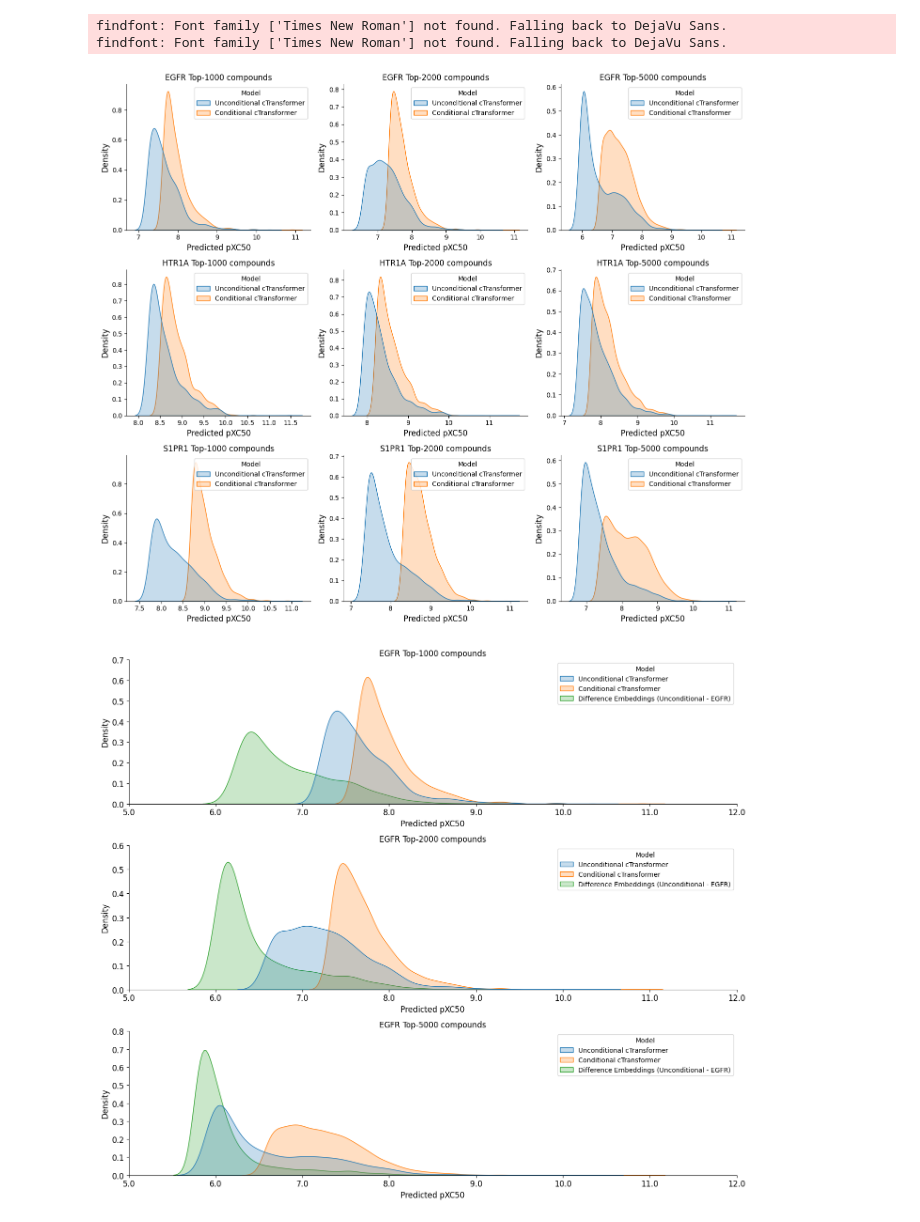
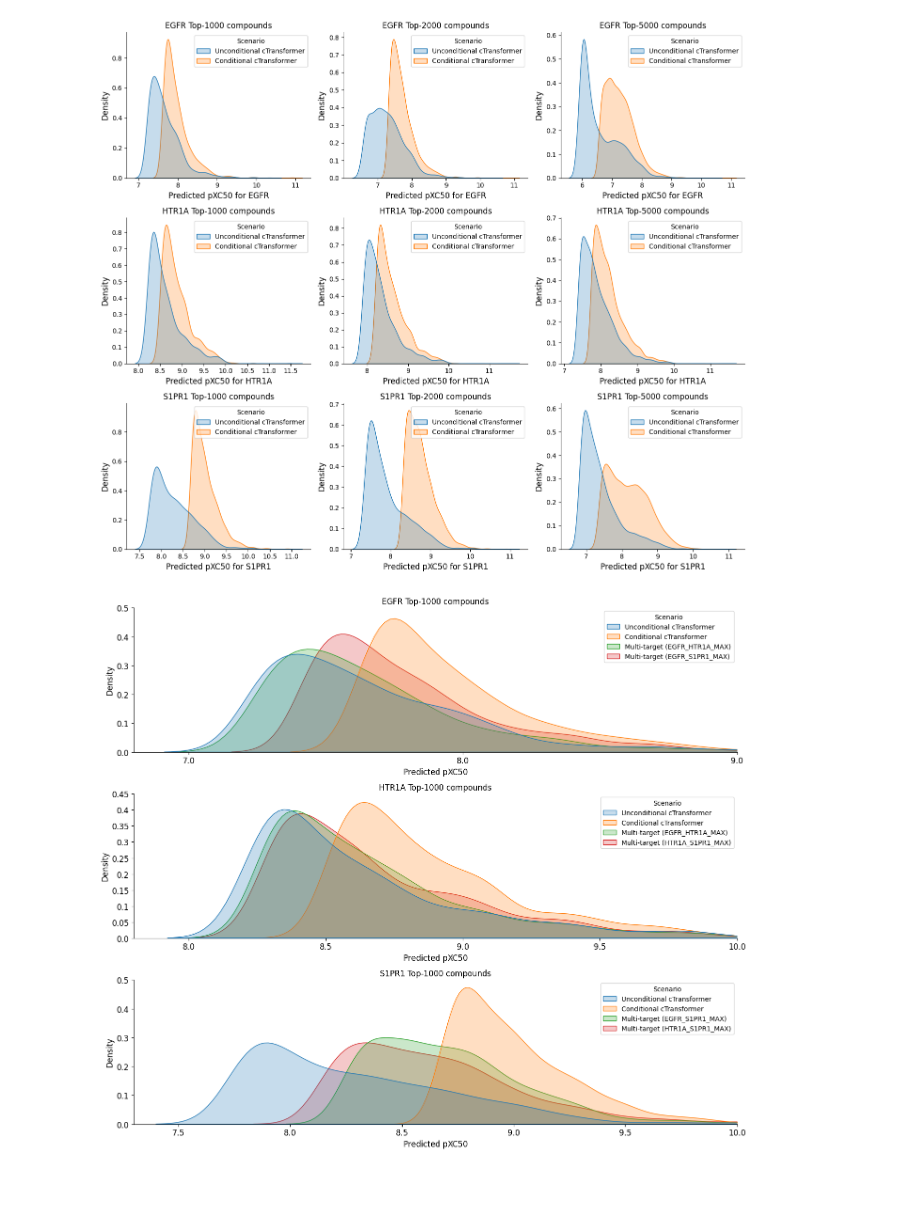
Before and after one commit to arthurcerveira/CoMPO-GPT, a Jupyter notebook: qsar/Figures.ipynb, the cells around one changed output. Cells and saved outputs as stored; diff of their text form; code cells hidden in the pictures; blank space fills up the shorter version.

Commit message:
Save models and update data viz

```diff
--- a/qsar/Figures.ipynb
+++ b/qsar/Figures.ipynb
@@ -4,7 +4,6 @@ import pandas as pd
 import seaborn as sns
 import matplotlib.pyplot as plt
 
-plt.rcParams["font.family"] = "Times New Roman"
 pal=list(sns.color_palette("tab10"))
 
 fig, axes = plt.subplots(3, 3, figsize=(14, 12))
@@ -29,78 +28,90 @@ for i, name in enumerate(names):
         unconditional = pd.DataFrame({
             'pred_pXC50': np.load('../generated_molecules/npy/{}_Unconditional_Y.npy'.format(name))
         }).sort_values(by=['pred_pXC50'],ascending=False).head(n)
-        unconditional['Model']='Unconditional cTransformer'
+        unconditional['Scenario']='Unconditional cTransformer'
 
         trans = pd.DataFrame(
             {'pred_pXC50':np.load('../generated_molecules/npy/{}_Conditional_Y.npy'.format(name))}
         ).sort_values(by=['pred_pXC50'],ascending=False).head(n)
-        trans['Model']='Conditional cTransformer'
+        trans['Scenario']='Conditional cTransformer'
 
         df = pd.concat([unconditional, trans]).reset_index()
-        sns.kdeplot(data=df, x="pred_pXC50", bw_adjust=1, hue='Model',ax=axes[i, j], fill=True)
+        sns.kdeplot(data=df, x="pred_pXC50", bw_adjust=1, hue='Scenario',ax=axes[i, j], fill=True)
 
         axes[i, j].set_title('{} Top-{} compounds'.format(name, n), fontsize=12)
         axes[i, j].spines['right'].set_visible(False)
         axes[i, j].spines['top'].set_visible(False)
         axes[i, j].set_ylabel("Density", fontsize=12)
-        axes[i, j].set_xlabel("Predicted pXC50", fontsize=12)
+        axes[i, j].set_xlabel(f"Predicted pXC50 for {name}", fontsize=12)
 
 
     plt.tight_layout()
-    # plt.savefig(
-    #     'Unconditional-X-Target.png',
-    #     dpi=250
-    # )
+
 plt.show()
 # %% [output]
-findfont: Font family ['Times New Roman'] not found. Falling back to DejaVu Sans.
-findfont: Font family ['Times New Roman'] not found. Falling back to DejaVu Sans.
-[figure, old version]
+[figure, new version]
 # %%
+# Plot the multi-target distributions for the top 1000 compounds
 fig, axes = plt.subplots(3, 1, figsize=(14, 12))
 
-name = "EGFR"
-second_target = "HTR1A"
-third_target = "S1PR1"
+agg = "MAX"
 
-i=0
+multi_targets = [
+    f"EGFR_HTR1A_{agg}",
+    f"EGFR_S1PR1_{agg}",
+    f"HTR1A_S1PR1_{agg}"
+]
 
-for j, n in enumerate(num):
+n = 1000
+
+names = [
+    # 'Unconditional',
+    ('EGFR', 6.8, 9),
+    ('HTR1A', 7.8, 10),
+    ('S1PR1', 7.3, 10)
+]
+
+for j, (name, min_x, max_x) in enumerate(names):
     df_list = []
 
     unconditional = pd.DataFrame({
         'pred_pXC50': np.load('../generated_molecules/npy/{}_Unconditional_Y.npy'.format(name))
     }).sort_values(by=['pred_pXC50'],ascending=False).head(n)
-    unconditional['Model']='Unconditional cTransformer'
+    unconditional['Scenario']='Unconditional cTransformer'
     df_list.append(unconditional)
 
-    trans = pd.DataFrame(
+    single_target = pd.DataFrame(
         {'pred_pXC50':np.load('../generated_molecules/npy/{}_Conditional_Y.npy'.format(name))}
     ).sort_values(by=['pred_pXC50'],ascending=False).head(n)
-    trans['Model']='Conditional cTransformer'
-    df_list.append(trans)
+    single_target['Scenario']='Conditional cTransformer'
+    df_list.append(single_target)
 
-    exclude_unconditional = pd.DataFrame(
-        {'pred_pXC50':np.load(f'../generated_molecules/npy/Unconditional-{name}-DIFF_Y.npy')}
-    ).sort_values(by=['pred_pXC50'],ascending=False).head(n)
-    exclude_unconditional['Model']=f'Difference Embeddings (Unconditional - {name})'
-    df_list.append(exclude_unconditional)
+    for targets in multi_targets:
+        if name in targets:
+            multi_target = pd.DataFrame(
+                {'pred_pXC50':np.load(f'../generated_molecules/npy/{targets}_Y_{name}.npy')}
+            ).sort_values(by=['pred_pXC50'],ascending=False).head(n)
+            multi_target['Scenario']=f'Multi-target ({targets})'
+            df_list.append(multi_target)
 
     df = pd.concat(df_list).reset_index()
-    sns.kdeplot(data=df, x="pred_pXC50", bw_adjust=1, hue='Model',ax=axes[j], fill=True)
+
+    sns.kdeplot(data=df, x="pred_pXC50", bw_adjust=1, hue='Scenario',ax=axes[j], fill=True)
 
     axes[j].set_title('{} Top-{} compounds'.format(name, n), fontsize=12)
     axes[j].spines['right'].set_visible(False)
     axes[j].spines['top'].set_visible(False)
     axes[j].set_ylabel("Density", fontsize=12)
     axes[j].set_xlabel("Predicted pXC50", fontsize=12)
     axes[j].yaxis.set_ticks(axes[j].get_yticks())
     axes[j].xaxis.set_ticks(axes[j].get_xticks())
     axes[j].set_yticklabels(axes[j].get_yticks().round(4), size=12)
     axes[j].set_xticklabels(axes[j].get_xticks().round(2), size=12)
 
+    axes[j].set_xlim(min_x, max_x)
+
 
 plt.tight_layout()
 plt.show()
 # %% [output]
-[figure, old version]
+[figure, new version]
```
Also changed, not shown: parts of 14 cells of this notebook, 4 other files.
